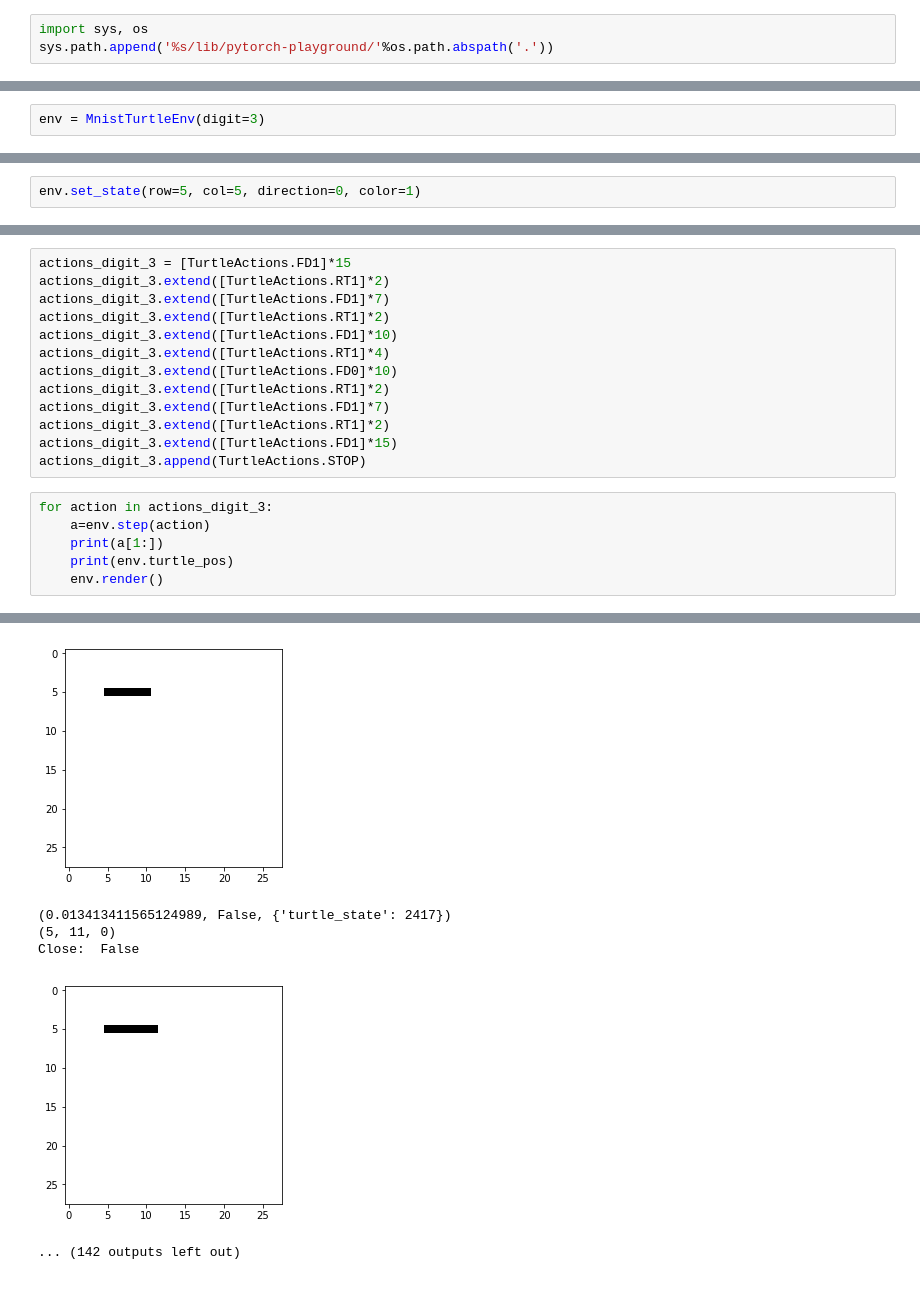
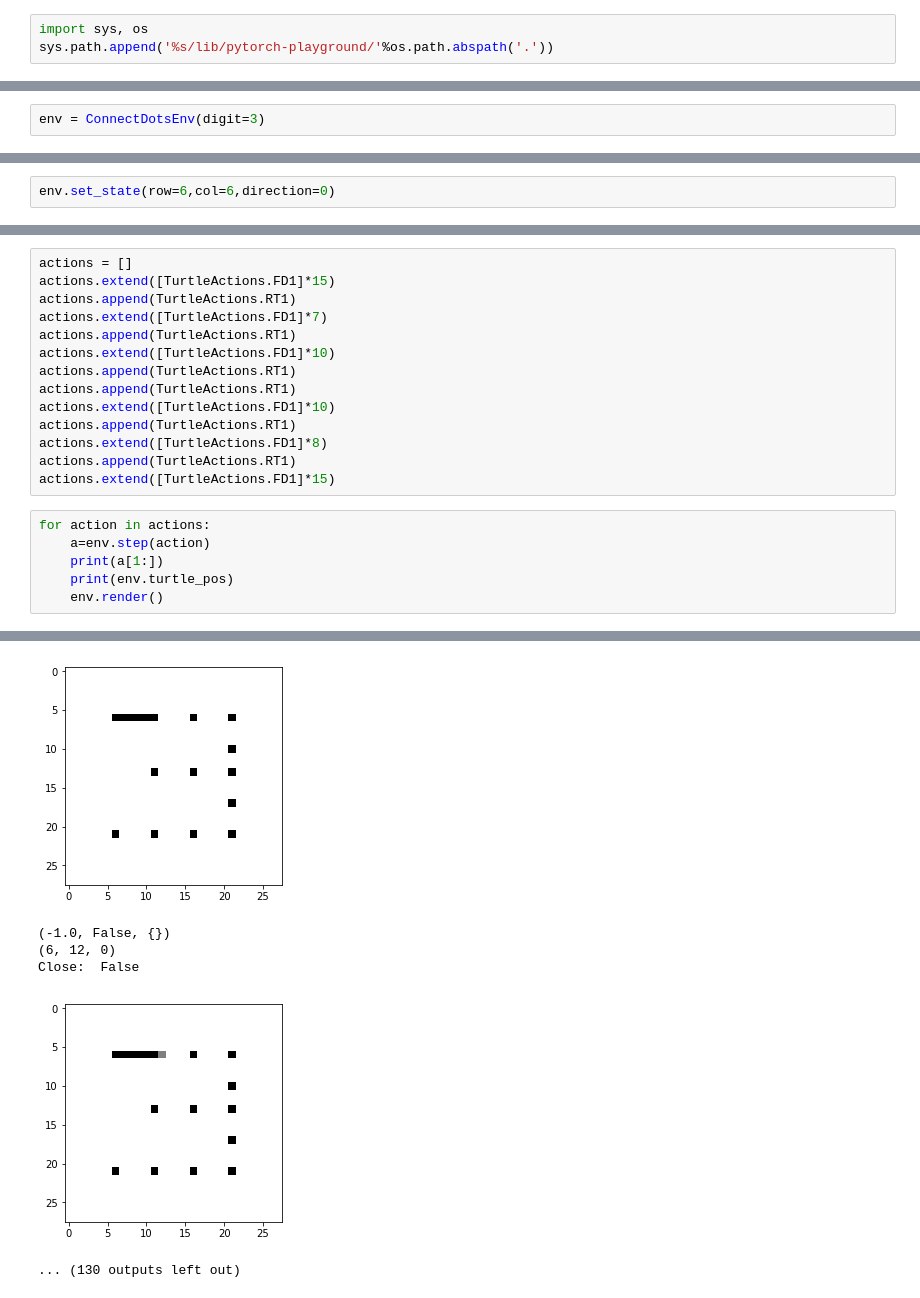
Before and after one commit to rllabmcgill/rl_final_project_turtle, a Jupyter notebook: Testing.ipynb, the cells around one changed output, grey strips where cells are left out. Drawn from its saved outputs; the diff is of its cells as text.

```diff
--- a/Testing.ipynb
+++ b/Testing.ipynb
@@ -9,2 +9,2 @@ from logo.mnist_turtle_env import *
 # %%
-env = MnistTurtleEnv(digit=3)
+env = ConnectDotsEnv(digit=3)
@@ -28,2 +16,2 @@ Close:  False
 # %%
-env.set_state(row=5, col=5, direction=0, color=1)
+env.set_state(row=6,col=6,direction=0)
@@ -30,18 +26,19 @@ env.set_state(row=5, col=5, direction=0, color=1)
 # %%
-actions_digit_3 = [TurtleActions.FD1]*15
-actions_digit_3.extend([TurtleActions.RT1]*2)
-actions_digit_3.extend([TurtleActions.FD1]*7)
-actions_digit_3.extend([TurtleActions.RT1]*2)
-actions_digit_3.extend([TurtleActions.FD1]*10)
-actions_digit_3.extend([TurtleActions.RT1]*4)
-actions_digit_3.extend([TurtleActions.FD0]*10)
-actions_digit_3.extend([TurtleActions.RT1]*2)
-actions_digit_3.extend([TurtleActions.FD1]*7)
-actions_digit_3.extend([TurtleActions.RT1]*2)
-actions_digit_3.extend([TurtleActions.FD1]*15)
-actions_digit_3.append(TurtleActions.STOP)
+actions = []
+actions.extend([TurtleActions.FD1]*15)
+actions.append(TurtleActions.RT1)
+actions.extend([TurtleActions.FD1]*7)
+actions.append(TurtleActions.RT1)
+actions.extend([TurtleActions.FD1]*10)
+actions.append(TurtleActions.RT1)
+actions.append(TurtleActions.RT1)
+actions.extend([TurtleActions.FD1]*10)
+actions.append(TurtleActions.RT1)
+actions.extend([TurtleActions.FD1]*8)
+actions.append(TurtleActions.RT1)
+actions.extend([TurtleActions.FD1]*15)
 # %%
-for action in actions_digit_3:
+for action in actions:
     a=env.step(action)
     print(a[1:])
     print(env.turtle_pos)
@@ -68,7 +65,7 @@ Close:  False
 Close:  False
-[figure, old version]
+[figure, new version]
-(0.013413411565124989, False, {'turtle_state': 2417})
-(5, 11, 0)
+(-1.0, False, {})
+(6, 12, 0)
 Close:  False
-[figure, old version]
+[figure, new version]
-... (142 outputs left out)
+... (130 outputs left out)
```
Also changed, not shown: parts of 12 cells of this notebook.
